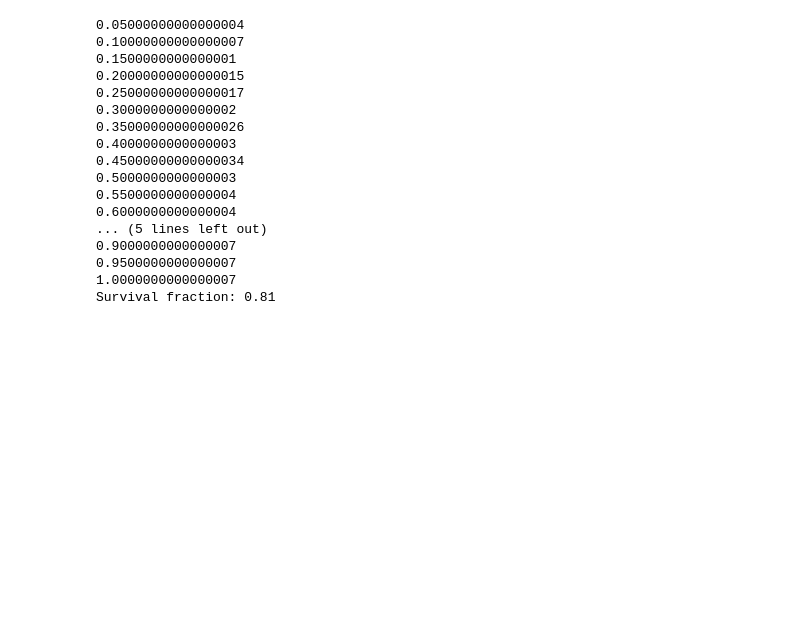
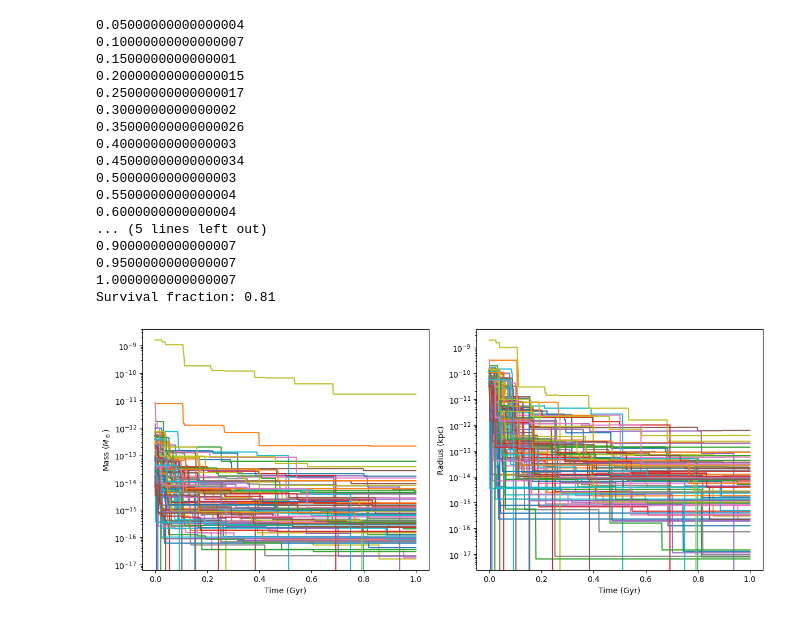
Before and after one commit to ananthukanilkumar/neutronstar-minicluster, a Jupyter notebook: ns_mc.ipynb, the cells around one changed output. Cells and saved outputs as stored; diff of their text form; code cells hidden in the pictures; blank space fills up the shorter version.

```diff
--- a/ns_mc.ipynb
+++ b/ns_mc.ipynb
@@ -255,3 +255,20 @@ print('Survival fraction:',alive.sum()/N_mc)
 0.9500000000000007
 1.0000000000000007
 Survival fraction: 0.81
+# %%
+fig, ax = plt.subplots(1, 2, figsize=(12, 5))
+
+ax[0].plot(time_array, masses_array)
+ax[0].set_yscale('log')
+ax[0].set_xlabel('Time (Gyr)')
+ax[0].set_ylabel(r'Mass ($M_\odot$)')
+
+ax[1].plot(time_array, radiuses_array)
+ax[1].set_yscale('log')
+ax[1].set_xlabel('Time (Gyr)')
+ax[1].set_ylabel('Radius (kpc)')
+
+plt.tight_layout()
+plt.show()
+# %% [output]
+[figure, added]
```
